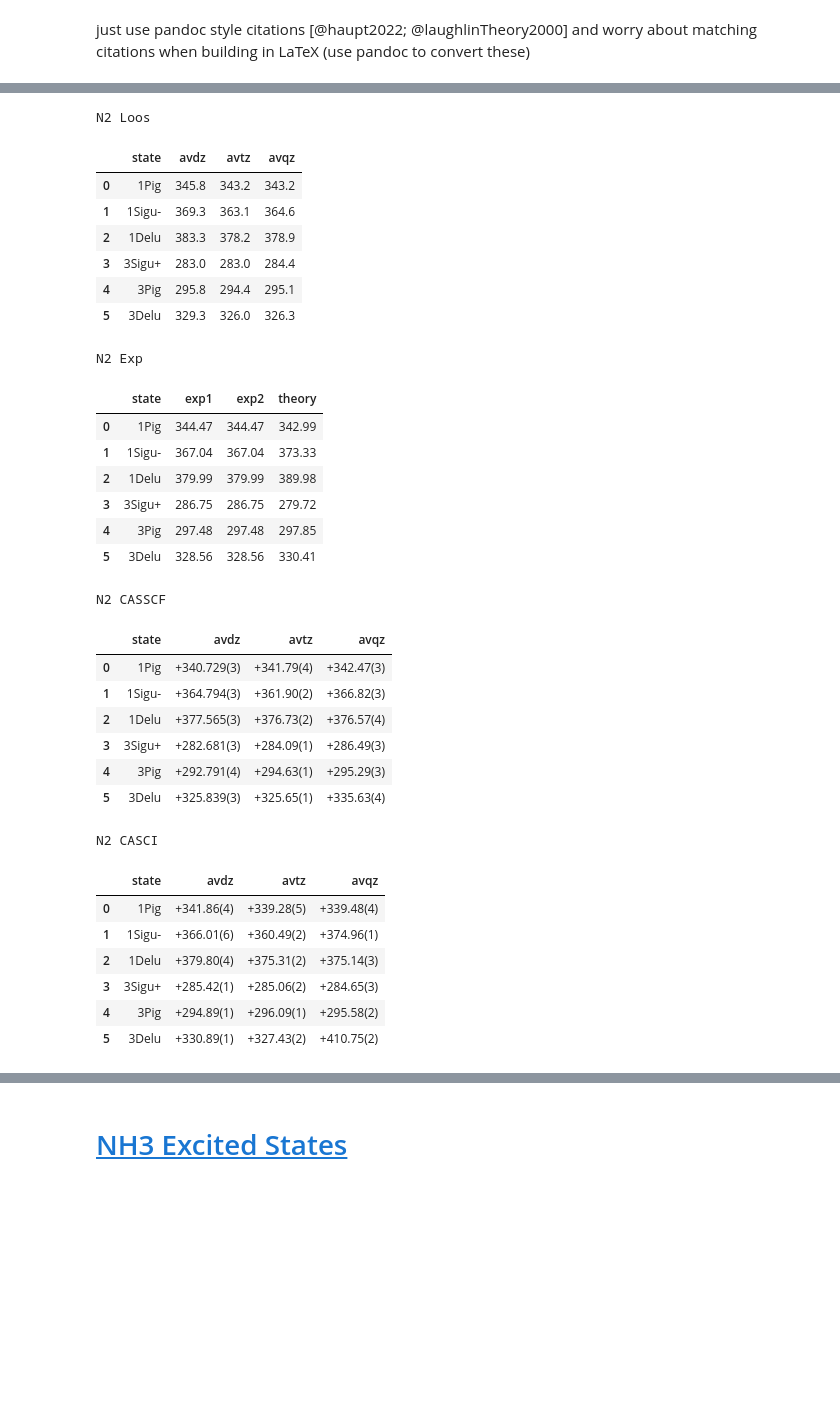
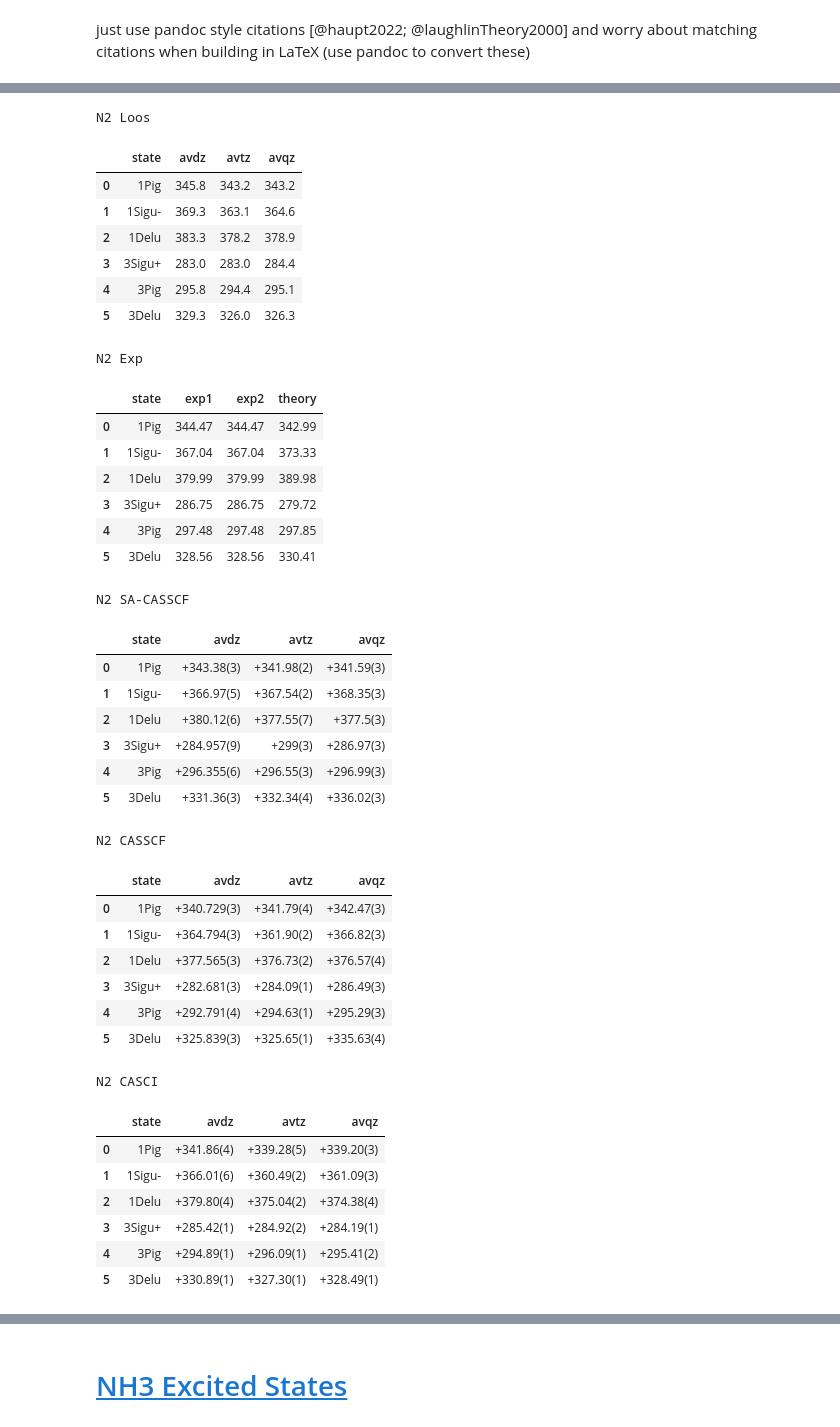
Before and after one commit to jphaupt/phdthesis_haupt, a Jupyter notebook: figures/binding/exc_calcs.ipynb, the cells around one changed output, grey strips where cells are left out. Cells and saved outputs as stored; diff of their text form; code cells hidden in the pictures; blank space fills up the shorter version.

```diff
--- a/figures/binding/exc_calcs.ipynb
+++ b/figures/binding/exc_calcs.ipynb
@@ -96,5 +96,6 @@ display(df)
 # %%
 df_casscf, dfdiff_casscf = get_state_values("N2_casscf_states.csv")
+df_sacasscf, dfdiff_sacasscf = get_state_values("N2_sacasscf_states.csv")
 df_casci, dfdiff_casci = get_state_values("N2_casci_states.csv")
 # %%
 df_exp = pd.read_csv("N2_benchmark.csv", comment='#', skipinitialspace=True)
@@ -112,48 +113,59 @@ df_loos = pd.read_csv("N2_loos.csv", comment='#', skipinitialspace=True)
 df_loos = df_loos.map(lambda x: x.strip() if isinstance(x, str) else x) # strip data
 df_loos.rename(columns=lambda x: x.strip(), inplace=True) # strip headers too
 display_formatted(df_loos)
 
 print("N2 Exp")
 display_formatted(df_exp)
 
+print("N2 SA-CASSCF")
+display_formatted(dfdiff_sacasscf)
+
 print("N2 CASSCF")
 display_formatted(dfdiff_casscf)
 
 print("N2 CASCI")
 display_formatted(dfdiff_casci)
 # %% [output]
 N2 Loos
 |  | state | avdz | avtz | avqz |
 | 0 | 1Pig | 345.8 | 343.2 | 343.2 |
 | 1 | 1Sigu- | 369.3 | 363.1 | 364.6 |
 | 2 | 1Delu | 383.3 | 378.2 | 378.9 |
 | 3 | 3Sigu+ | 283.0 | 283.0 | 284.4 |
 | 4 | 3Pig | 295.8 | 294.4 | 295.1 |
 | 5 | 3Delu | 329.3 | 326.0 | 326.3 |
 N2 Exp
 |  | state | exp1 | exp2 | theory |
 | 0 | 1Pig | 344.47 | 344.47 | 342.99 |
 | 1 | 1Sigu- | 367.04 | 367.04 | 373.33 |
 | 2 | 1Delu | 379.99 | 379.99 | 389.98 |
 | 3 | 3Sigu+ | 286.75 | 286.75 | 279.72 |
 | 4 | 3Pig | 297.48 | 297.48 | 297.85 |
 | 5 | 3Delu | 328.56 | 328.56 | 330.41 |
-N2 CASSCF
+N2 SA-CASSCF
 |  | state | avdz | avtz | avqz |
-| 0 | 1Pig | +340.729(3) | +341.79(4) | +342.47(3) |
-| 1 | 1Sigu- | +364.794(3) | +361.90(2) | +366.82(3) |
-| 2 | 1Delu | +377.565(3) | +376.73(2) | +376.57(4) |
-| 3 | 3Sigu+ | +282.681(3) | +284.09(1) | +286.49(3) |
-| 4 | 3Pig | +292.791(4) | +294.63(1) | +295.29(3) |
-| 5 | 3Delu | +325.839(3) | +325.65(1) | +335.63(4) |
+| 0 | 1Pig | +343.38(3) | +341.98(2) | +341.59(3) |
+| 1 | 1Sigu- | +366.97(5) | +367.54(2) | +368.35(3) |
+| 2 | 1Delu | +380.12(6) | +377.55(7) | +377.5(3) |
+| 3 | 3Sigu+ | +284.957(9) | +299(3) | +286.97(3) |
+| 4 | 3Pig | +296.355(6) | +296.55(3) | +296.99(3) |
+| 5 | 3Delu | +331.36(3) | +332.34(4) | +336.02(3) |
-N2 CASCI
+N2 CASSCF
 |  | state | avdz | avtz | avqz |
-| 0 | 1Pig | +341.86(4) | +339.28(5) | +339.48(4) |
-| 1 | 1Sigu- | +366.01(6) | +360.49(2) | +374.96(1) |
-| 2 | 1Delu | +379.80(4) | +375.31(2) | +375.14(3) |
-| 3 | 3Sigu+ | +285.42(1) | +285.06(2) | +284.65(3) |
-| 4 | 3Pig | +294.89(1) | +296.09(1) | +295.58(2) |
-| 5 | 3Delu | +330.89(1) | +327.43(2) | +410.75(2) |
+| 0 | 1Pig | +340.729(3) | +341.79(4) | +342.47(3) |
+| 1 | 1Sigu- | +364.794(3) | +361.90(2) | +366.82(3) |
+| 2 | 1Delu | +377.565(3) | +376.73(2) | +376.57(4) |
+| 3 | 3Sigu+ | +282.681(3) | +284.09(1) | +286.49(3) |
+| 4 | 3Pig | +292.791(4) | +294.63(1) | +295.29(3) |
+| 5 | 3Delu | +325.839(3) | +325.65(1) | +335.63(4) |
+N2 CASCI
+|  | state | avdz | avtz | avqz |
+| 0 | 1Pig | +341.86(4) | +339.28(5) | +339.20(3) |
+| 1 | 1Sigu- | +366.01(6) | +360.49(2) | +361.09(3) |
+| 2 | 1Delu | +379.80(4) | +375.04(2) | +374.38(4) |
+| 3 | 3Sigu+ | +285.42(1) | +284.92(2) | +284.19(1) |
+| 4 | 3Pig | +294.89(1) | +296.09(1) | +295.41(2) |
+| 5 | 3Delu | +330.89(1) | +327.30(1) | +328.49(1) |
 # %%
 dfdiff_casscf.to_latex("N2_casscf_diff.tex", index=False)
 dfdiff_casci.to_latex("N2_casci_diff.tex", index=False)
```
Also changed, not shown: parts of 5 cells of this notebook, 26 other files.
